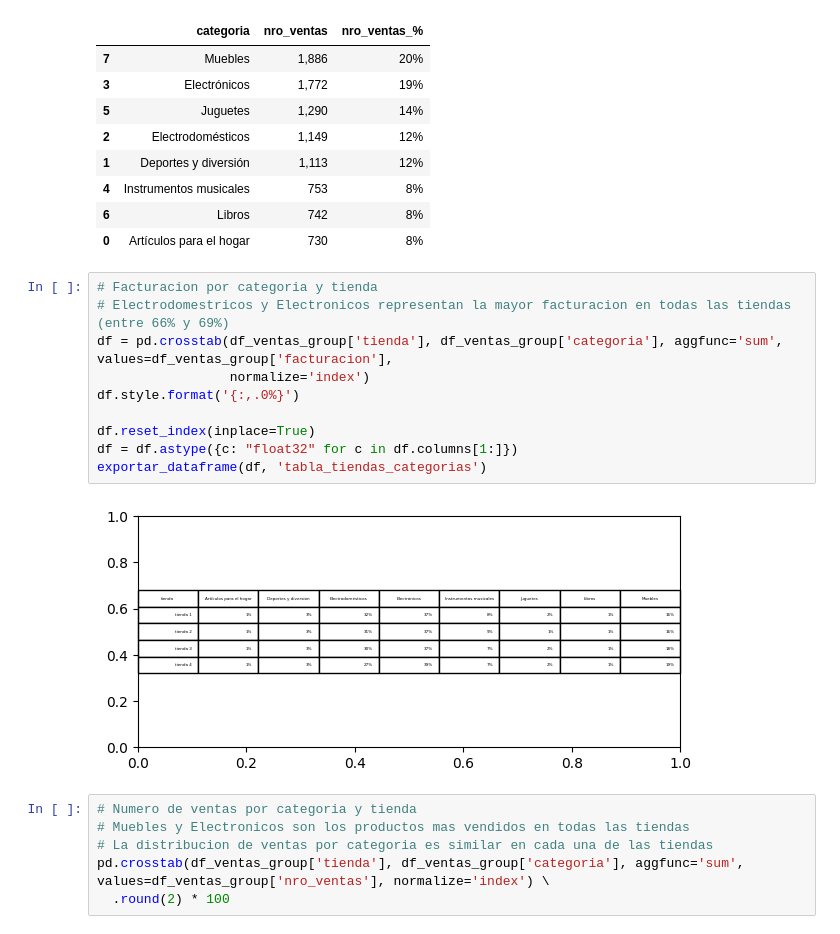
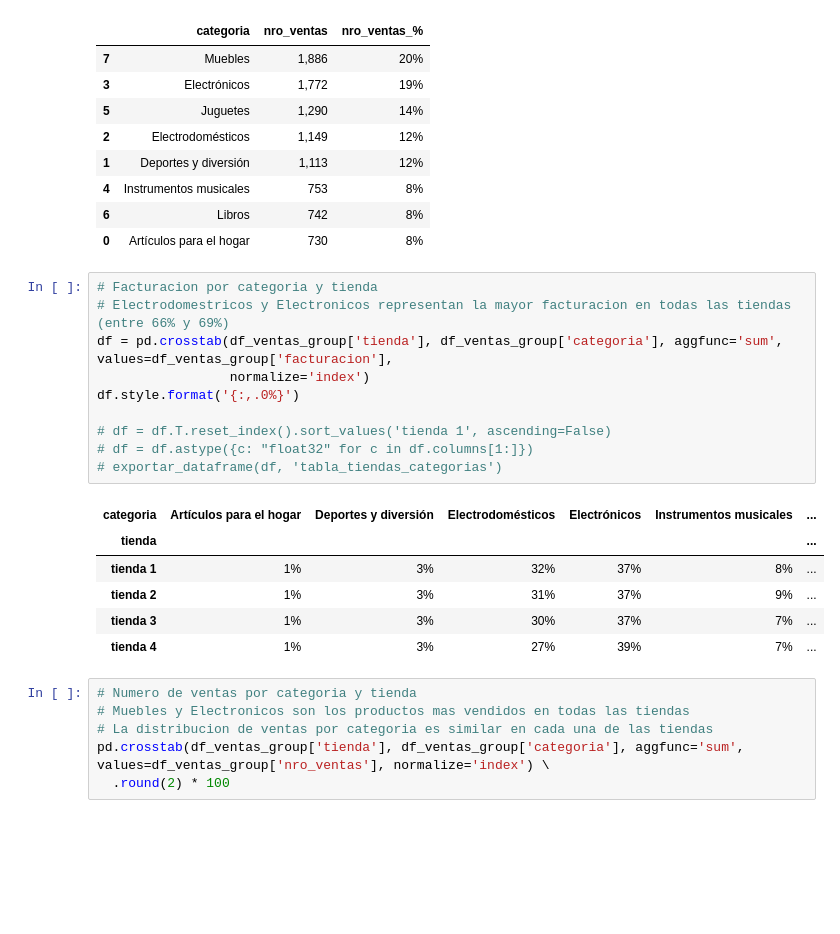
Before and after one commit to rmedi21/challenge-alura-store, a Jupyter notebook: AluraStoreLatam.ipynb, the cells around one changed output. Saved outputs shown, nothing was run; the diff lists cells and outputs as text; blank space fills up the shorter version.

```diff
--- a/AluraStoreLatam.ipynb
+++ b/AluraStoreLatam.ipynb
@@ -165,15 +174,20 @@ df_categoria_group[['categoria', 'nro_ventas', 'nro_ventas_%']].sort_values('nro
 # %%
 # Facturacion por categoria y tienda
 # Electrodomestricos y Electronicos representan la mayor facturacion en todas las tiendas (entre 66% y 69%)
 df = pd.crosstab(df_ventas_group['tienda'], df_ventas_group['categoria'], aggfunc='sum', values=df_ventas_group['facturacion'],
                  normalize='index')
 df.style.format('{:,.0%}')
 
-df.reset_index(inplace=True)
-df = df.astype({c: "float32" for c in df.columns[1:]})
-exportar_dataframe(df, 'tabla_tiendas_categorias')
+# df = df.T.reset_index().sort_values('tienda 1', ascending=False)
+# df = df.astype({c: "float32" for c in df.columns[1:]})
+# exportar_dataframe(df, 'tabla_tiendas_categorias')
 # %% [output]
-[figure, removed]
+| categoria | Artículos para el hogar | Deportes y diversión | Electrodomésticos | Electrónicos | Instrumentos musicales | ... |
+| tienda |  |  |  |  |  | ... |
+| tienda 1 | 1% | 3% | 32% | 37% | 8% | ... |
+| tienda 2 | 1% | 3% | 31% | 37% | 9% | ... |
+| tienda 3 | 1% | 3% | 30% | 37% | 7% | ... |
+| tienda 4 | 1% | 3% | 27% | 39% | 7% | ... |
 # %%
 # Numero de ventas por categoria y tienda
 # Muebles y Electronicos son los productos mas vendidos en todas las tiendas
```
Also changed, not shown: parts of 10 cells of this notebook.
